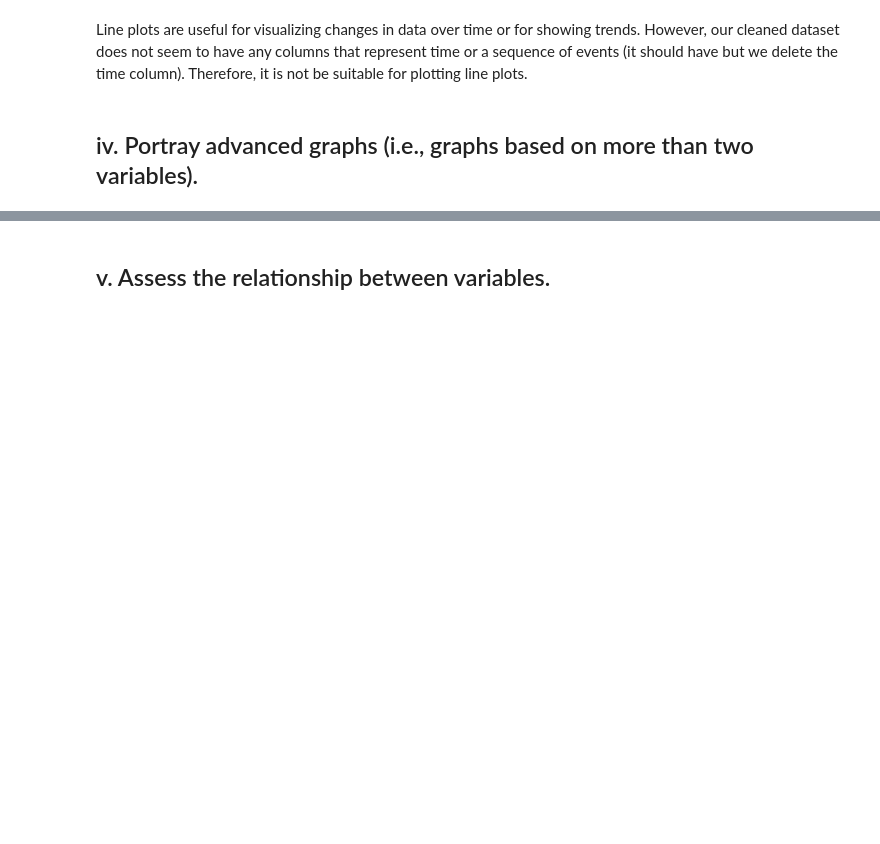
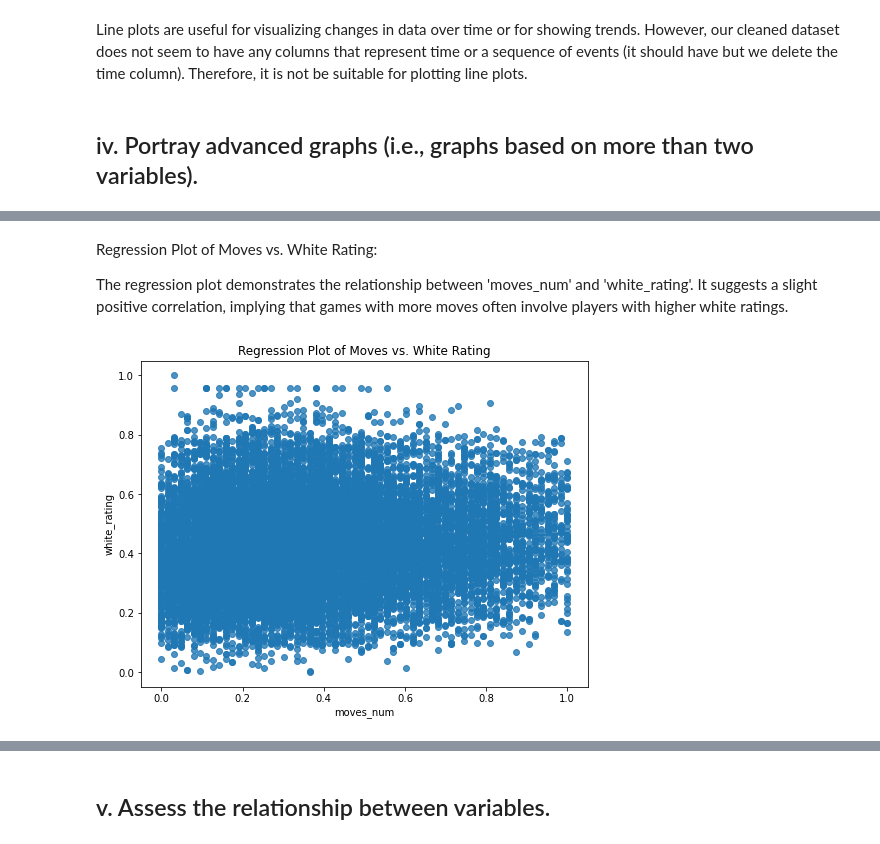
Before and after one commit to Sameer-13/Chess_Winner_Predictor, a Jupyter notebook: 3and4.ipynb, the cells around one changed output, grey strips where cells are left out. Drawn from its saved outputs; the diff is of its cells as text; code cells hidden in the pictures; blank space fills up the shorter version.

```diff
--- a/3and4.ipynb
+++ b/3and4.ipynb
@@ -129,0 +163,13 @@ Line plots are useful for visualizing changes in data over time or for showing t
+# %% [markdown]
+Regression Plot of Moves vs. White Rating:
+
+The regression plot demonstrates the relationship between 'moves_num' and 'white_rating'. It suggests a slight positive correlation, implying that games with more moves often involve players with higher white ratings.
+# %%
+
+# Regression Plot
+plt.figure(figsize=(8, 6))
+sns.regplot(data=df, x='moves_num', y='white_rating')
+plt.title('Regression Plot of Moves vs. White Rating')
+plt.show()
+# %% [output]
+[figure, added]
```
Also changed, not shown: parts of 21 cells of this notebook.
